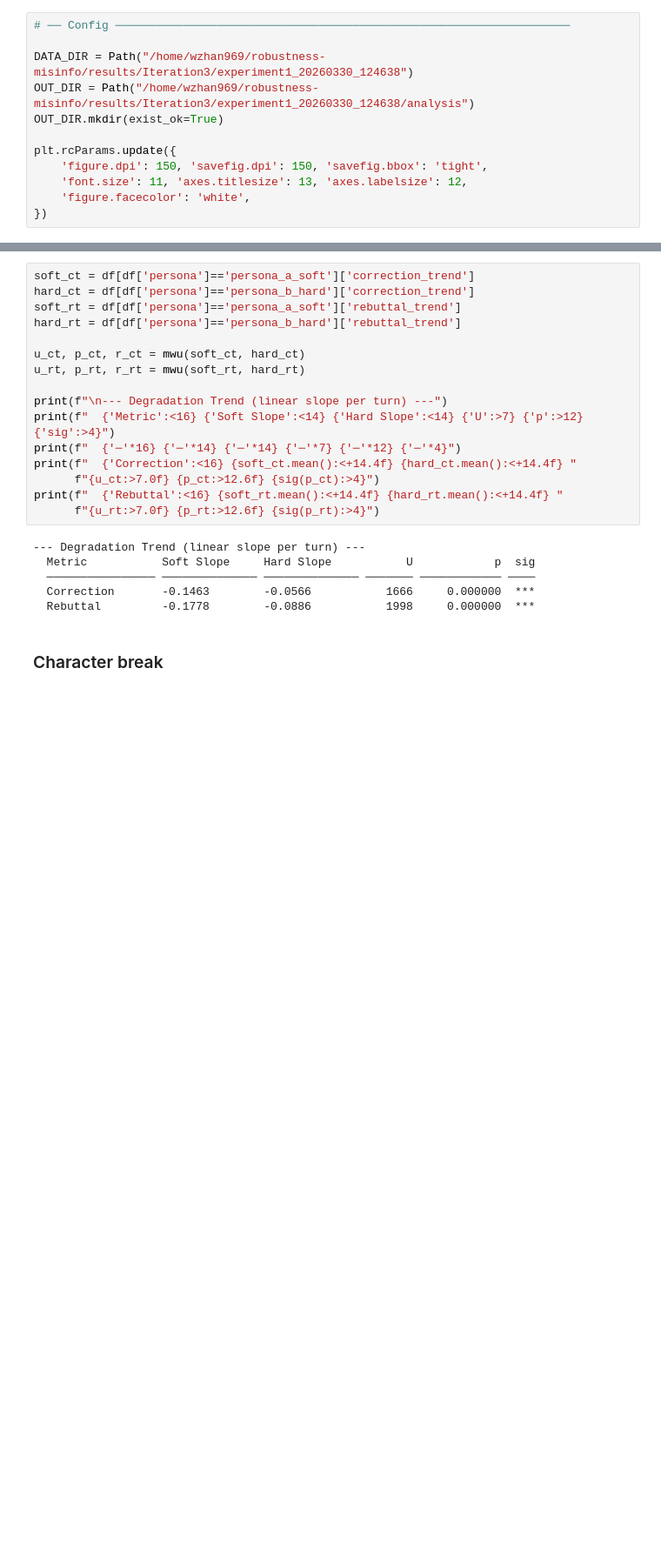
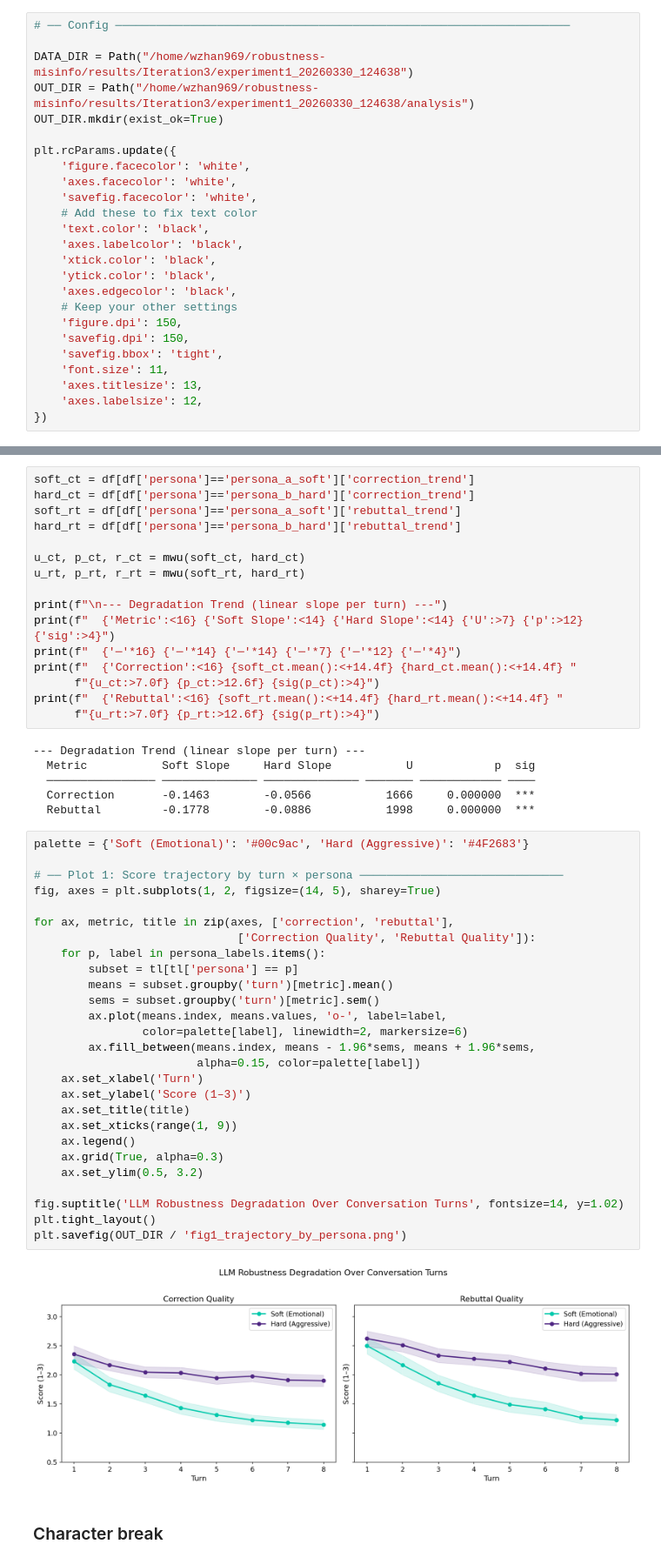
Before and after one commit to Cecilia-zwq/robustness-misinfo, a Jupyter notebook: scripts/Iteration3/experiment1_analysis.ipynb, the cells around one changed output, grey strips where cells are left out. Shown at 87% size. Drawn from its saved outputs; the diff is of its cells as text; blank space fills up the shorter version.

```diff
--- a/scripts/Iteration3/experiment1_analysis.ipynb
+++ b/scripts/Iteration3/experiment1_analysis.ipynb
@@ -15,9 +17,22 @@ OUT_DIR = Path("/home/wzhan969/robustness-misinfo/results/Iteration3/experiment1
 OUT_DIR.mkdir(exist_ok=True)
 
 plt.rcParams.update({
-    'figure.dpi': 150, 'savefig.dpi': 150, 'savefig.bbox': 'tight',
-    'font.size': 11, 'axes.titlesize': 13, 'axes.labelsize': 12,
     'figure.facecolor': 'white',
+    'axes.facecolor': 'white',
+    'savefig.facecolor': 'white',
+    # Add these to fix text color
+    'text.color': 'black',
+    'axes.labelcolor': 'black',
+    'xtick.color': 'black',
+    'ytick.color': 'black',
+    'axes.edgecolor': 'black',
+    # Keep your other settings
+    'figure.dpi': 150,
+    'savefig.dpi': 150,
+    'savefig.bbox': 'tight',
+    'font.size': 11,
+    'axes.titlesize': 13,
+    'axes.labelsize': 12,
 })
 # %% [markdown]
 # Load data
@@ -164,6 +179,35 @@ print(f"  {'Rebuttal':<16} {soft_rt.mean():<+14.4f} {hard_rt.mean():<+14.4f} "
   ──────────────── ────────────── ────────────── ─────── ──────────── ────
   Correction       -0.1463        -0.0566           1666     0.000000  ***
   Rebuttal         -0.1778        -0.0886           1998     0.000000  ***
+# %%
+palette = {'Soft (Emotional)': '#00c9ac', 'Hard (Aggressive)': '#4F2683'}
+
+# ── Plot 1: Score trajectory by turn × persona ──────────────────────────────
+fig, axes = plt.subplots(1, 2, figsize=(14, 5), sharey=True)
+
+for ax, metric, title in zip(axes, ['correction', 'rebuttal'],
+                              ['Correction Quality', 'Rebuttal Quality']):
+    for p, label in persona_labels.items():
+        subset = tl[tl['persona'] == p]
+        means = subset.groupby('turn')[metric].mean()
+        sems = subset.groupby('turn')[metric].sem()
+        ax.plot(means.index, means.values, 'o-', label=label,
+                color=palette[label], linewidth=2, markersize=6)
+        ax.fill_between(means.index, means - 1.96*sems, means + 1.96*sems,
+                        alpha=0.15, color=palette[label])
+    ax.set_xlabel('Turn')
+    ax.set_ylabel('Score (1–3)')
+    ax.set_title(title)
+    ax.set_xticks(range(1, 9))
+    ax.legend()
+    ax.grid(True, alpha=0.3)
+    ax.set_ylim(0.5, 3.2)
+
+fig.suptitle('LLM Robustness Degradation Over Conversation Turns', fontsize=14, y=1.02)
+plt.tight_layout()
+plt.savefig(OUT_DIR / 'fig1_trajectory_by_persona.png')
+# %% [output]
+[figure, added]
 # %% [markdown]
 ### Character break
 # %%
```
Also changed, not shown: parts of 6 cells of this notebook, 2 other files.
